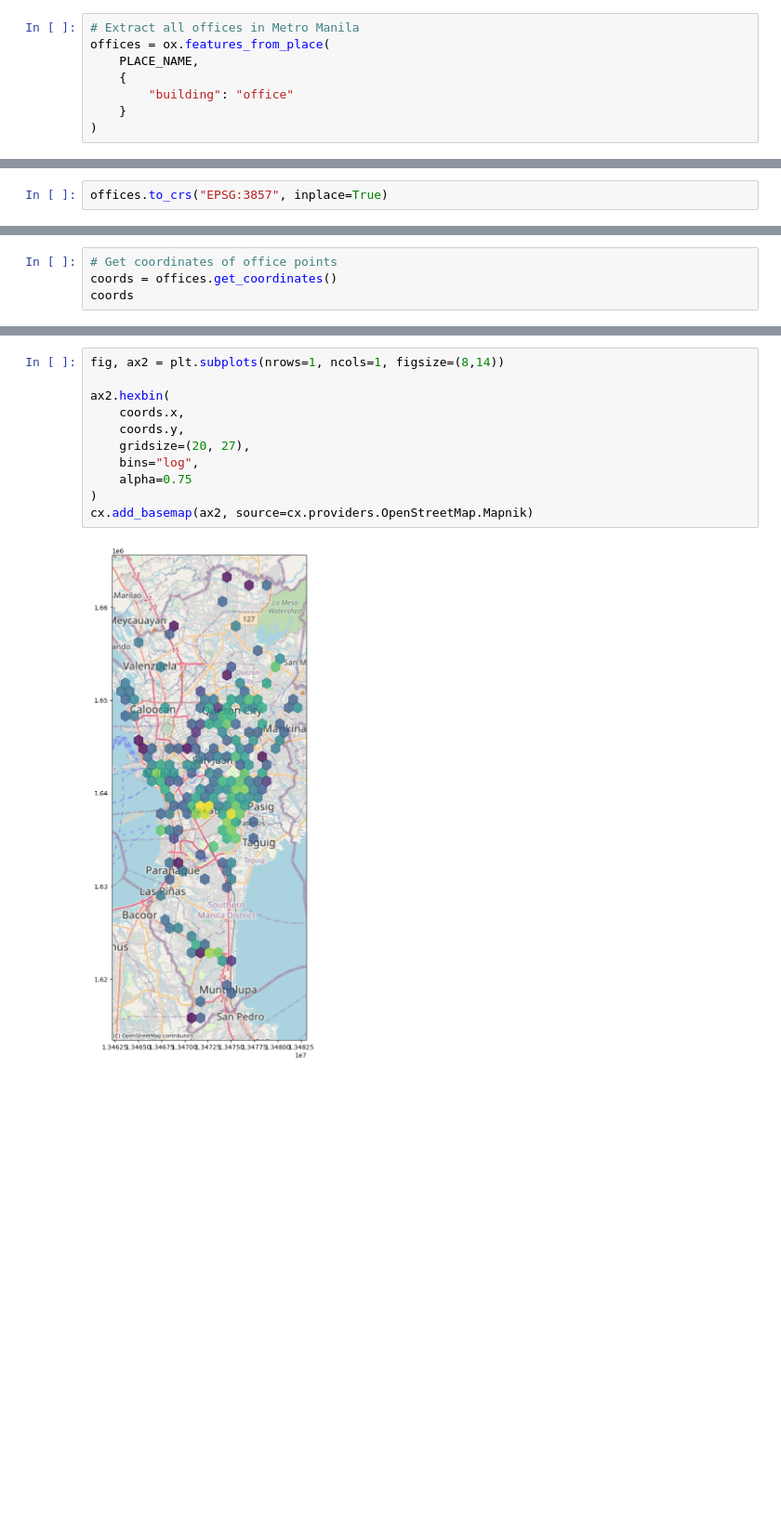
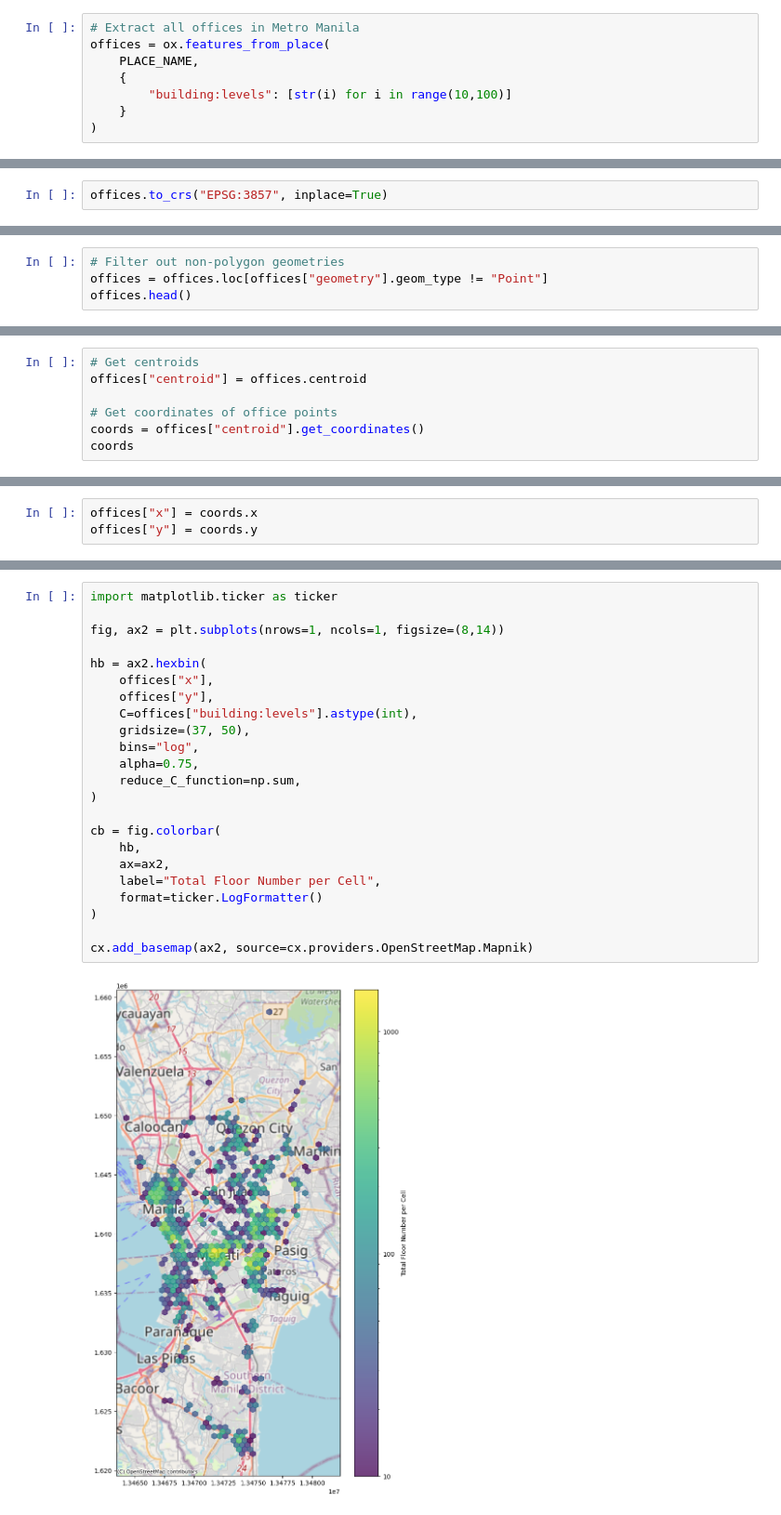
Before and after one commit to Automating-GIS-processes-II-2023/final-assignment-jeromemaiquez, a Jupyter notebook: final_exercise.ipynb, the cells around one changed output, grey strips where cells are left out. Shown at 93% size. Saved outputs shown, nothing was run; the diff lists cells and outputs as text; blank space fills up the shorter version.

Commit message:
Tweaked hexbin

```diff
--- a/final_exercise.ipynb
+++ b/final_exercise.ipynb
@@ -55,7 +56,7 @@ PLACE_NAME = ("Metro Manila, Philippines")
 offices = ox.features_from_place(
     PLACE_NAME,
     {
-        "building": "office"
+        "building:levels": [str(i) for i in range(10,100)]
     }
 )
 # %%
@@ -180,0 +181,4 @@ cx.add_basemap(ax, source=cx.providers.OpenStreetMap.Mapnik)
+# %%
+# Filter out non-polygon geometries
+offices = offices.loc[offices["geometry"].geom_type != "Point"]
+offices.head()
@@ -181,5 +193,8 @@ cx.add_basemap(ax, source=cx.providers.OpenStreetMap.Mapnik)
 # %%
+# Get centroids
+offices["centroid"] = offices.centroid
+
 # Get coordinates of office points
-coords = offices.get_coordinates()
+coords = offices["centroid"].get_coordinates()
 coords
 # %% [output]
@@ -199,0 +220,3 @@ coords
+# %%
+offices["x"] = coords.x
+offices["y"] = coords.y
@@ -200,13 +249,25 @@ coords
 # %%
+import matplotlib.ticker as ticker
+
 fig, ax2 = plt.subplots(nrows=1, ncols=1, figsize=(8,14))
 
-ax2.hexbin(
-    coords.x,
-    coords.y,
-    gridsize=(20, 27),
+hb = ax2.hexbin(
+    offices["x"],
+    offices["y"],
+    C=offices["building:levels"].astype(int),
+    gridsize=(37, 50),
     bins="log",
-    alpha=0.75
+    alpha=0.75,
+    reduce_C_function=np.sum,
 )
+
+cb = fig.colorbar(
+    hb,
+    ax=ax2,
+    label="Total Floor Number per Cell",
+    format=ticker.LogFormatter()
+)
+
 cx.add_basemap(ax2, source=cx.providers.OpenStreetMap.Mapnik)
 # %% [output]
-[figure, old version]
+[figure, new version]
```
Also changed, not shown: parts of 14 cells of this notebook, 1 other file.
